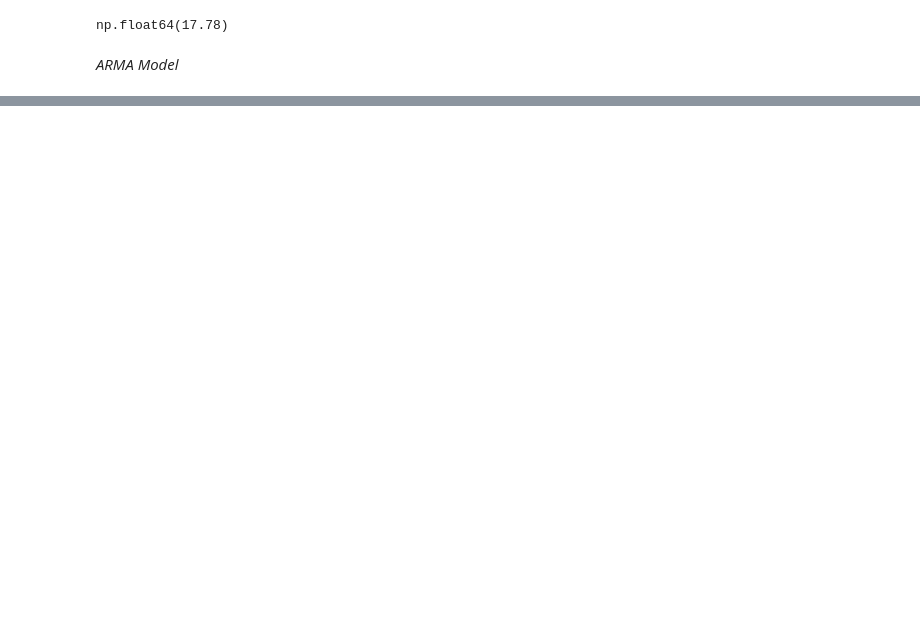
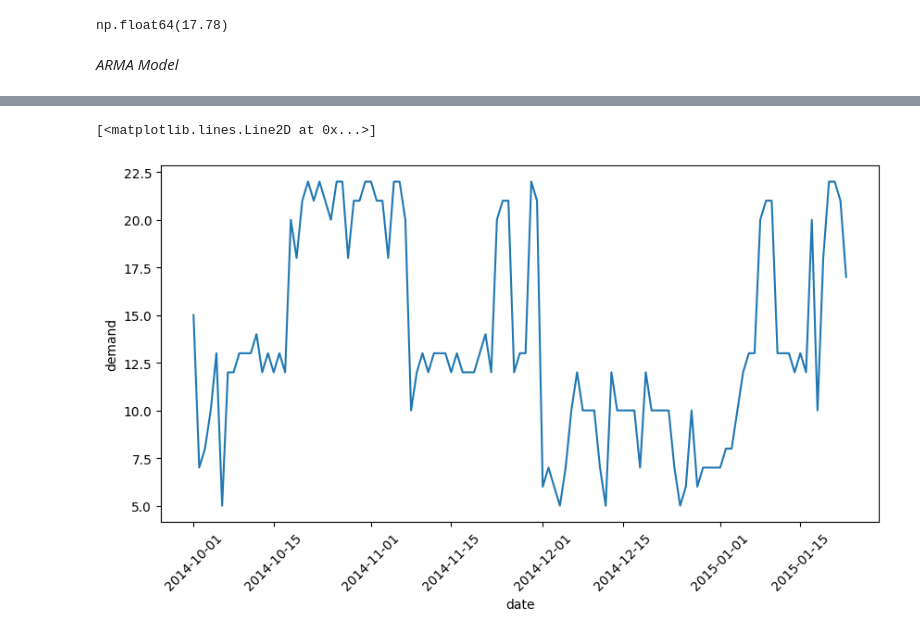
Before and after one commit to aparna-2001/machine_learning_using_python, a Jupyter notebook: forecasting.ipynb, the cells around one changed output, grey strips where cells are left out. Saved outputs shown, nothing was run; the diff lists cells and outputs as text; code cells hidden in the pictures; blank space fills up the shorter version.

```diff
--- a/forecasting.ipynb
+++ b/forecasting.ipynb
@@ -275,0 +306,3 @@ np.float64(17.78)
+# %%
+store_df = pd.read_excel('store.xls')
+store_df.head(10)
@@ -275,0 +333,4 @@ np.float64(17.78)
+# %%
+store_df.set_index(pd.to_datetime(store_df.Date), inplace = True)
+store_df.drop('Date', axis = 1, inplace = True)
+store_df.head(10)
@@ -275,0 +350,10 @@ np.float64(17.78)
+# %%
+plt.figure(figsize=(10,5))
+plt.xlabel('date')
+plt.ylabel('demand')
+plt.xticks(rotation=45)
+
+plt.plot(store_df.demand)
+# %% [output]
+[<matplotlib.lines.Line2D at 0x...>]
+[figure, added]
```
Also changed, not shown: parts of 22 cells of this notebook.
